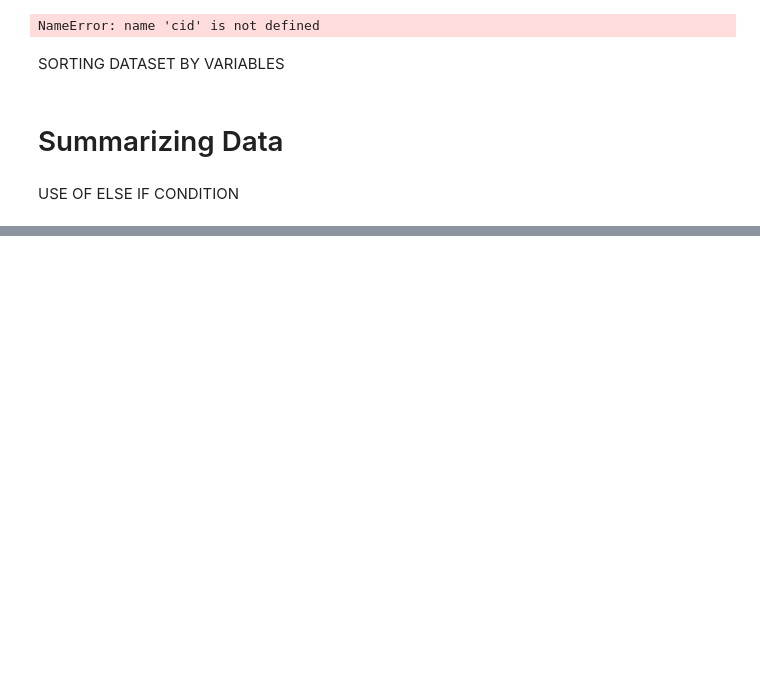
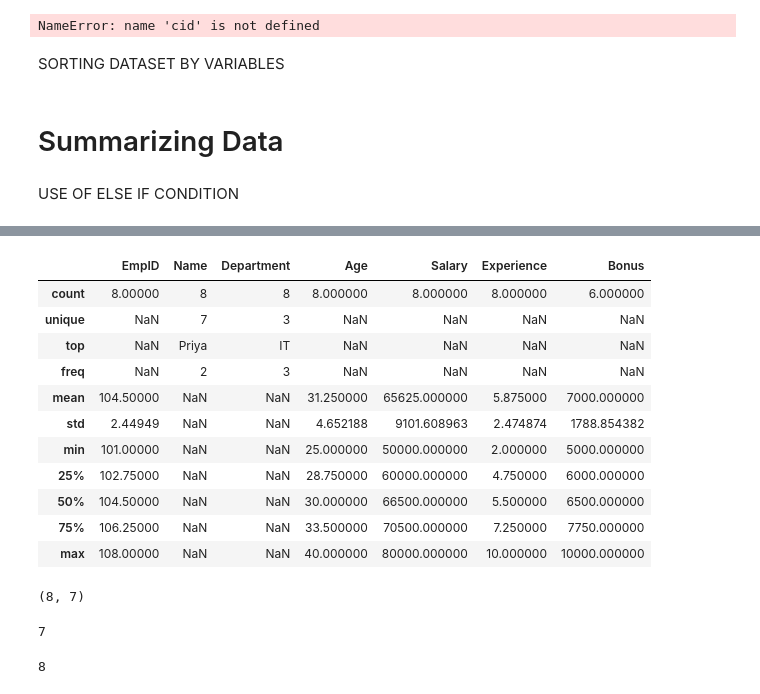
Before and after one commit to rramanswain2001/Python-code, a Jupyter notebook: data analysis with pandas.ipynb, the cells around one changed output, grey strips where cells are left out. Saved outputs shown, nothing was run; the diff lists cells and outputs as text; code cells hidden in the pictures; blank space fills up the shorter version.

```diff
--- a/data analysis with pandas.ipynb
+++ b/data analysis with pandas.ipynb
@@ -1807,0 +1754,15 @@ df.isnull()
+# %%
+import pandas as pd
+
+data = {
+    'EmpID': [101, 102, 103, 104, 105, 106, 107, 108],
+    'Name': ['Ravi', 'Priya', 'Amit', 'Neha', 'Rohit', 'Anita', 'Karan', 'Priya'],
+    'Department': ['IT', 'HR', 'IT', 'Finance', 'HR', 'IT', 'Finance', 'HR'],
+    'Age': [25, 30, 35, 28, 40, 29, 33, 30],
+    'Salary': [50000, 60000, 70000, 65000, 80000, 72000, 68000, 60000],
+    'Experience': [2, 5, 8, 4, 10, 6, 7, 5],
+    'Bonus': [5000, None, 7000, 6000, 10000, None, 8000, 6000]
+}
+
+df = pd.DataFrame(data)
+print(df)
@@ -1807,0 +1814,30 @@ df.isnull()
+# %%
+# 10.Get summary statistics.
+df.describe(include='all')
+# %% [output]
+|  | EmpID | Name | Department | Age | Salary | Experience | Bonus |
+| count | 8.00000 | 8 | 8 | 8.000000 | 8.000000 | 8.000000 | 6.000000 |
+| unique | NaN | 7 | 3 | NaN | NaN | NaN | NaN |
+| top | NaN | Priya | IT | NaN | NaN | NaN | NaN |
+| freq | NaN | 2 | 3 | NaN | NaN | NaN | NaN |
+| mean | 104.50000 | NaN | NaN | 31.250000 | 65625.000000 | 5.875000 | 7000.000000 |
+| std | 2.44949 | NaN | NaN | 4.652188 | 9101.608963 | 2.474874 | 1788.854382 |
+| min | 101.00000 | NaN | NaN | 25.000000 | 50000.000000 | 2.000000 | 5000.000000 |
+| 25% | 102.75000 | NaN | NaN | 28.750000 | 60000.000000 | 4.750000 | 6000.000000 |
+| 50% | 104.50000 | NaN | NaN | 30.000000 | 66500.000000 | 5.500000 | 6500.000000 |
+| 75% | 106.25000 | NaN | NaN | 33.500000 | 70500.000000 | 7.250000 | 7750.000000 |
+| max | 108.00000 | NaN | NaN | 40.000000 | 80000.000000 | 10.000000 | 10000.000000 |
+# %%
+# 11.Get shape of DataFrame.
+df.shape
+# %% [output]
+(8, 7)
+# %%
+# 12.Get number of rows and columns.
+df.shape[1]  # columns
+# %% [output]
+7
+# %%
+df.shape[0]  # Rows
+# %% [output]
+8
```
Also changed, not shown: parts of 66 cells of this notebook, 1 other file.
